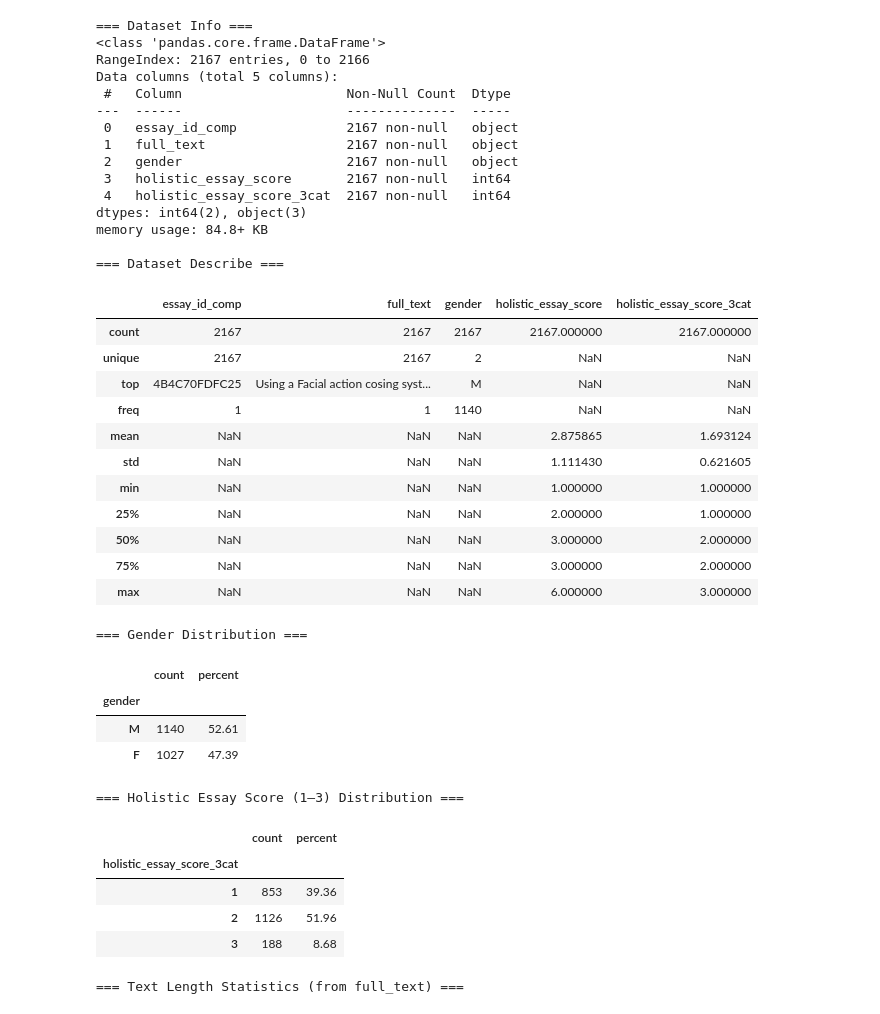
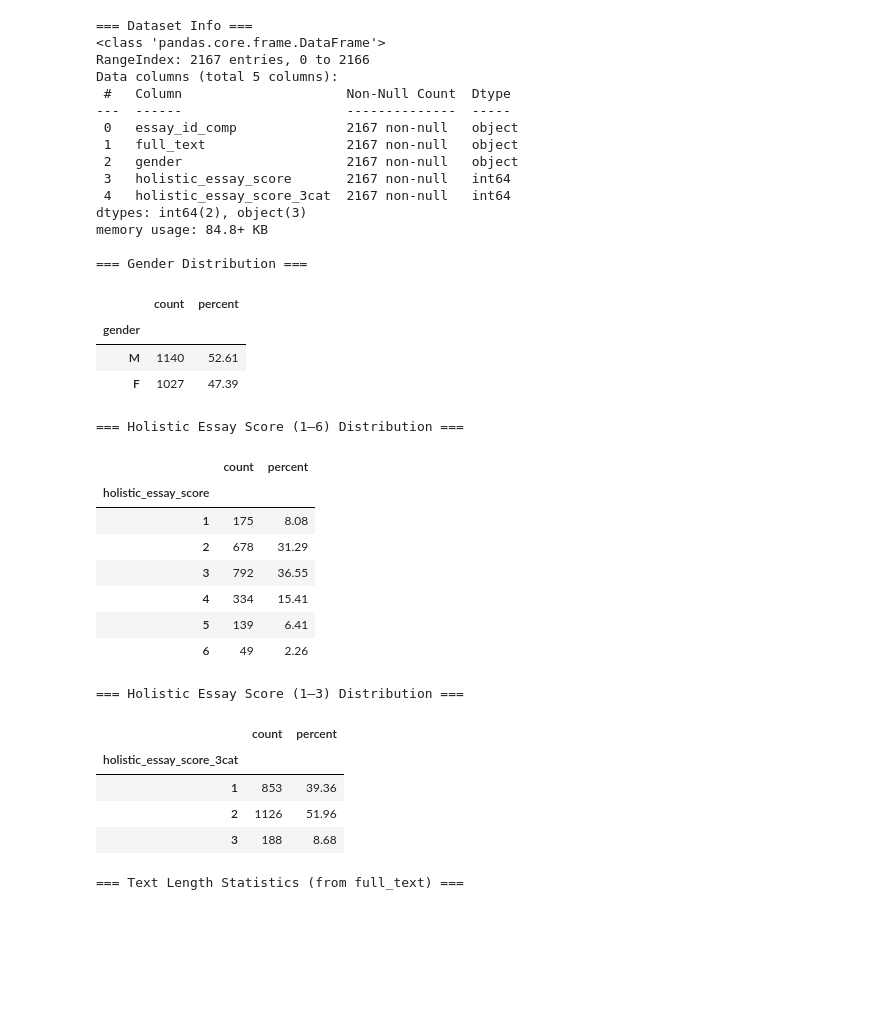
Before and after one commit to Guanyu0001/Assessing-Writing-Project, a Jupyter notebook: 02_DescriptiveAnalysis.ipynb, the cells around one changed output. Drawn from its saved outputs; the diff is of its cells as text; code cells hidden in the pictures; blank space fills up the shorter version.

```diff
--- a/02_DescriptiveAnalysis.ipynb
+++ b/02_DescriptiveAnalysis.ipynb
@@ -24,10 +24,6 @@ df = pd.read_csv("./data/persuade_clean.csv")
 print("=== Dataset Info ===")
 df.info()
 
-print("\n=== Dataset Describe ===")
-# use display() for better rendering in Jupyter
-display(df.describe(include="all"))
-
 # -------------------------------
 # 3) Gender Distribution
 # -------------------------------
@@ -41,8 +37,18 @@ else:
     print("Column 'gender' not found.")
 
 # -------------------------------
-# 4) Holistic Essay Score (3-category) Distribution
+# 4) Holistic Essay Score Distribution
 # -------------------------------
+print("\n=== Holistic Essay Score (1–6) Distribution ===")
+if "holistic_essay_score" in df.columns:
+    score_counts = df["holistic_essay_score"].value_counts().sort_index().rename("count")
+    score_perc = df["holistic_essay_score"].value_counts(normalize=True).sort_index().mul(100).round(2).rename("percent")
+    score_table = pd.concat([score_counts, score_perc], axis=1)
+    display(score_table)
+else:
+    print("Column 'holistic_essay_score' not found.")
+
+
 print("\n=== Holistic Essay Score (1–3) Distribution ===")
 if "holistic_essay_score_3cat" in df.columns:
     score_counts = df["holistic_essay_score_3cat"].value_counts().sort_index().rename("count")
@@ -57,50 +63,46 @@ else:
 # -------------------------------
 print("\n=== Text Length Statistics (from full_text) ===")
 if "full_text" in df.columns:
     full_text = df["full_text"].fillna("").astype(str)
     char_count = full_text.str.len()
     word_count = full_text.str.split().str.len()
 
     summary = pd.DataFrame({
         "char_count": char_count.describe().round(2),
         "word_count": word_count.describe().round(2)
     })
     display(summary)
 else:
     print("Column 'full_text' not found.")
 # %% [output]
 === Dataset Info ===
 <class 'pandas.core.frame.DataFrame'>
 RangeIndex: 2167 entries, 0 to 2166
 Data columns (total 5 columns):
  #   Column                     Non-Null Count  Dtype
 ---  ------                     --------------  -----
  0   essay_id_comp              2167 non-null   object
  1   full_text                  2167 non-null   object
  2   gender                     2167 non-null   object
  3   holistic_essay_score       2167 non-null   int64
  4   holistic_essay_score_3cat  2167 non-null   int64
 dtypes: int64(2), object(3)
 memory usage: 84.8+ KB
 
-=== Dataset Describe ===
+=== Gender Distribution ===
-|  | essay_id_comp | full_text | gender | holistic_essay_score | holistic_essay_score_3cat |
-| count | 2167 | 2167 | 2167 | 2167.000000 | 2167.000000 |
-| unique | 2167 | 2167 | 2 | NaN | NaN |
-| top | 4B4C70FDFC25 | Using a Facial action cosing syst... | M | NaN | NaN |
-| freq | 1 | 1 | 1140 | NaN | NaN |
-| mean | NaN | NaN | NaN | 2.875865 | 1.693124 |
-| std | NaN | NaN | NaN | 1.111430 | 0.621605 |
-| min | NaN | NaN | NaN | 1.000000 | 1.000000 |
-| 25% | NaN | NaN | NaN | 2.000000 | 1.000000 |
-| 50% | NaN | NaN | NaN | 3.000000 | 2.000000 |
-| 75% | NaN | NaN | NaN | 3.000000 | 2.000000 |
-| max | NaN | NaN | NaN | 6.000000 | 3.000000 |
+|  | count | percent |
+| gender |  |  |
+| M | 1140 | 52.61 |
+| F | 1027 | 47.39 |
-=== Gender Distribution ===
+=== Holistic Essay Score (1–6) Distribution ===
 |  | count | percent |
-| gender |  |  |
-| M | 1140 | 52.61 |
-| F | 1027 | 47.39 |
+| holistic_essay_score |  |  |
+| 1 | 175 | 8.08 |
+| 2 | 678 | 31.29 |
+| 3 | 792 | 36.55 |
+| 4 | 334 | 15.41 |
+| 5 | 139 | 6.41 |
+| 6 | 49 | 2.26 |
 === Holistic Essay Score (1–3) Distribution ===
 |  | count | percent |
 | holistic_essay_score_3cat |  |  |
```
Also changed, not shown: parts of 1 cell of this notebook, 11 other files.
